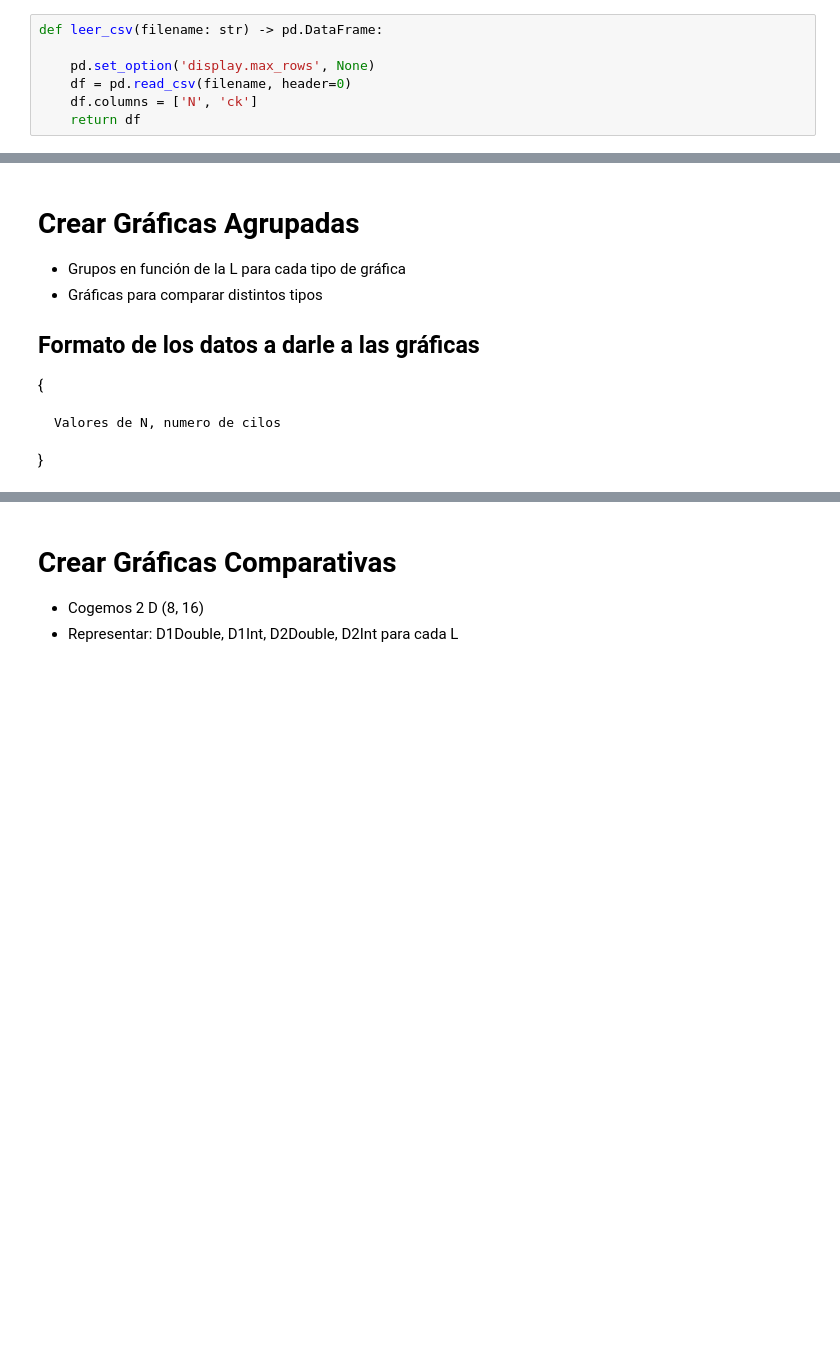
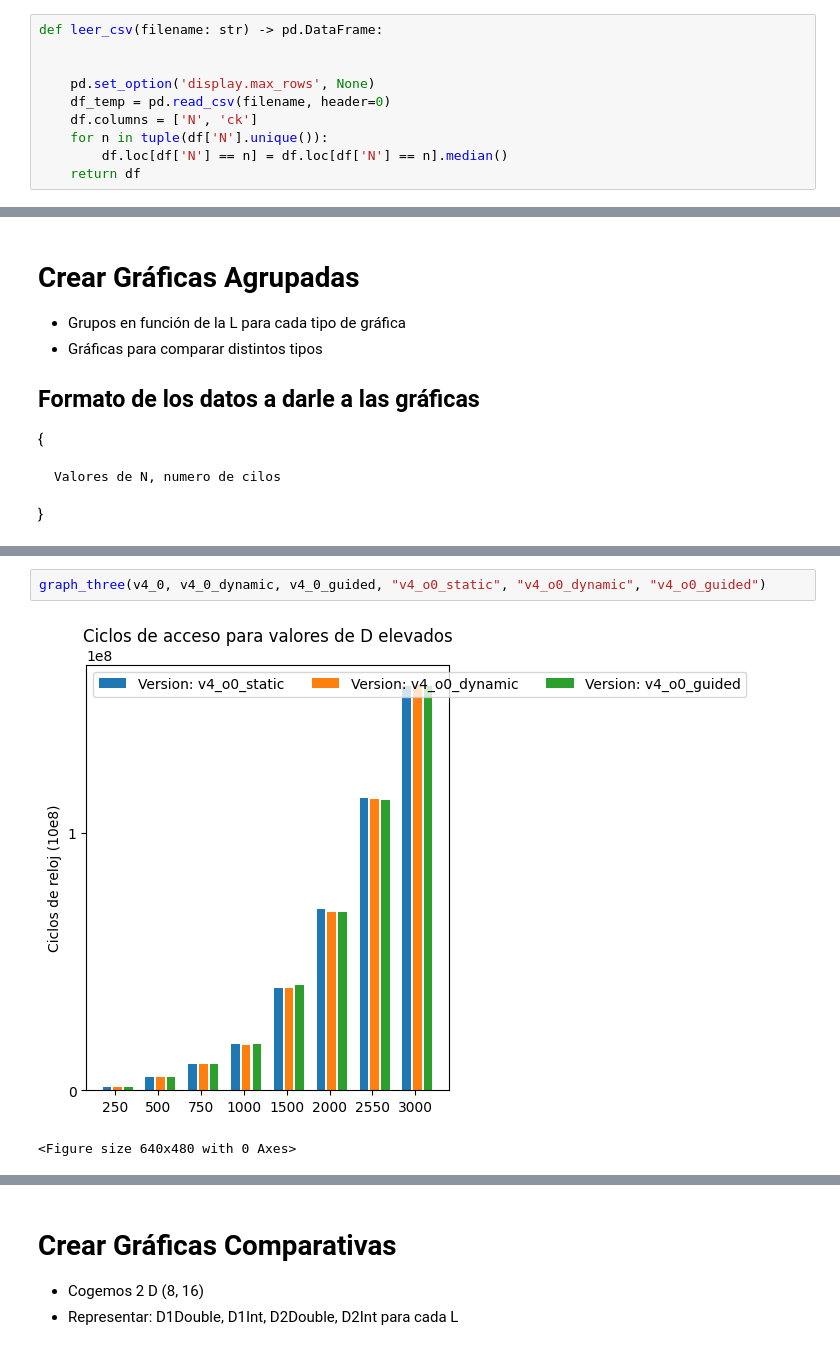
Before and after one commit to chrisgzlez/ArqComp, a Jupyter notebook: Practica_02/ClockSpeed.ipynb, the cells around one changed output, grey strips where cells are left out. Cells and saved outputs as stored; diff of their text form; blank space fills up the shorter version.

```diff
--- a/Practica_02/ClockSpeed.ipynb
+++ b/Practica_02/ClockSpeed.ipynb
@@ -12,9 +12,12 @@ import matplotlib.pyplot as plt
 # %%
 def leer_csv(filename: str) -> pd.DataFrame:
 
+
     pd.set_option('display.max_rows', None)
-    df = pd.read_csv(filename, header=0)
+    df_temp = pd.read_csv(filename, header=0)
     df.columns = ['N', 'ck']
+    for n in tuple(df['N'].unique()):
+        df.loc[df['N'] == n] = df.loc[df['N'] == n].median()
     return df
 # %%
 
@@ -278,0 +346,5 @@ plt.savefig(f'data/double/graphs/graph_double_bigD.png')
+# %%
+graph_three(v4_0, v4_0_dynamic, v4_0_guided, "v4_o0_static", "v4_o0_dynamic", "v4_o0_guided")
+# %% [output]
+[figure, added]
+<Figure size 640x480 with 0 Axes>
```
Also changed, not shown: parts of 19 cells of this notebook, 5 other files.
